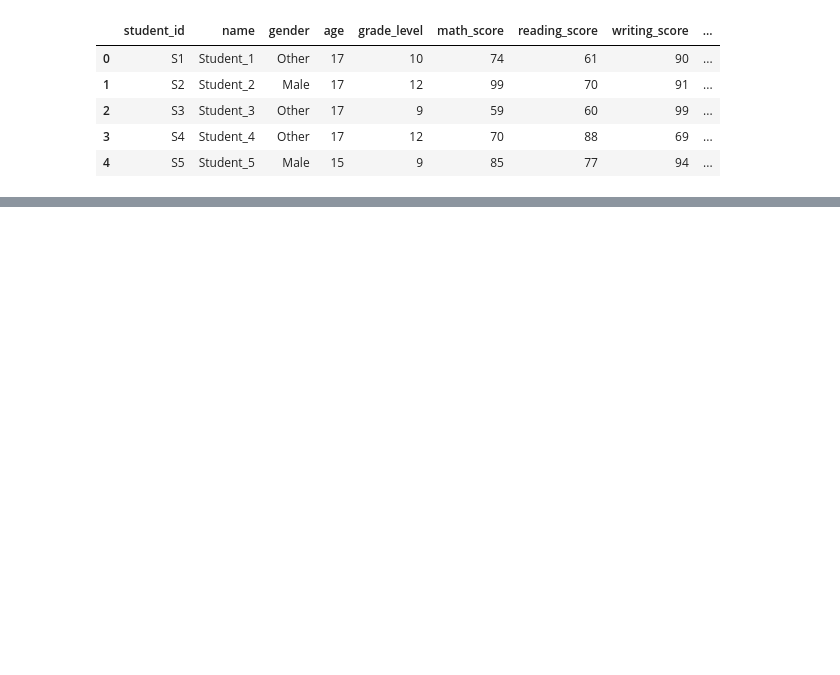
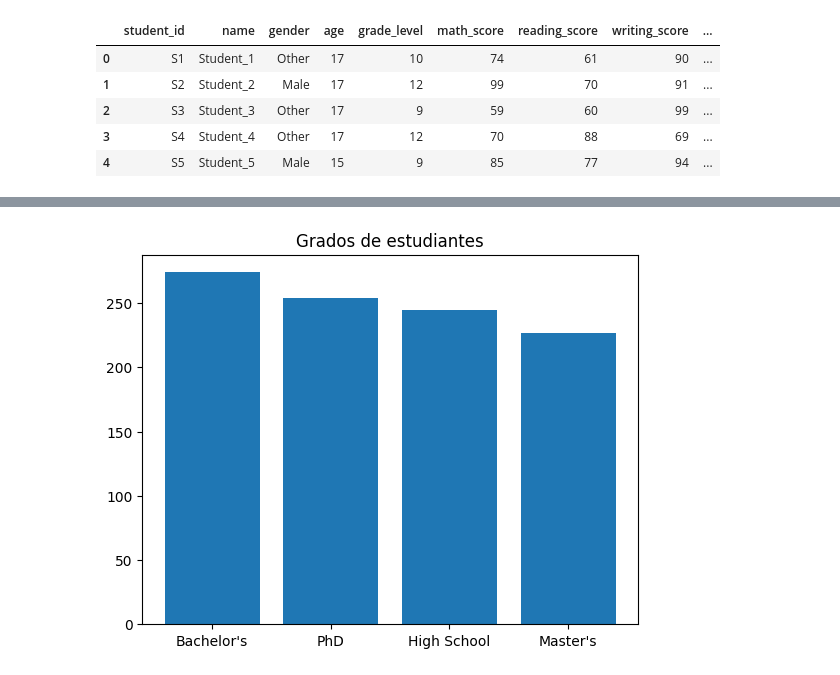
Before and after one commit to AidamZzzZ/student_academic_performance, a Jupyter notebook: notebooks/01.eda.ipynb, the cells around one changed output, grey strips where cells are left out. Cells and saved outputs as stored; diff of their text form; code cells hidden in the pictures; blank space fills up the shorter version.

```diff
--- a/notebooks/01.eda.ipynb
+++ b/notebooks/01.eda.ipynb
@@ -15,0 +100,9 @@ data.head()
+# %%
+categorias = ["Bachelor's", "PhD", "High School", "Master's"]
+valores = data["parent_education"].value_counts()
+
+plt.bar(categorias, valores)
+plt.title("Grados de estudiantes")
+plt.show()
+# %% [output]
+[figure, added]
```
Also changed, not shown: parts of 13 cells of this notebook.
